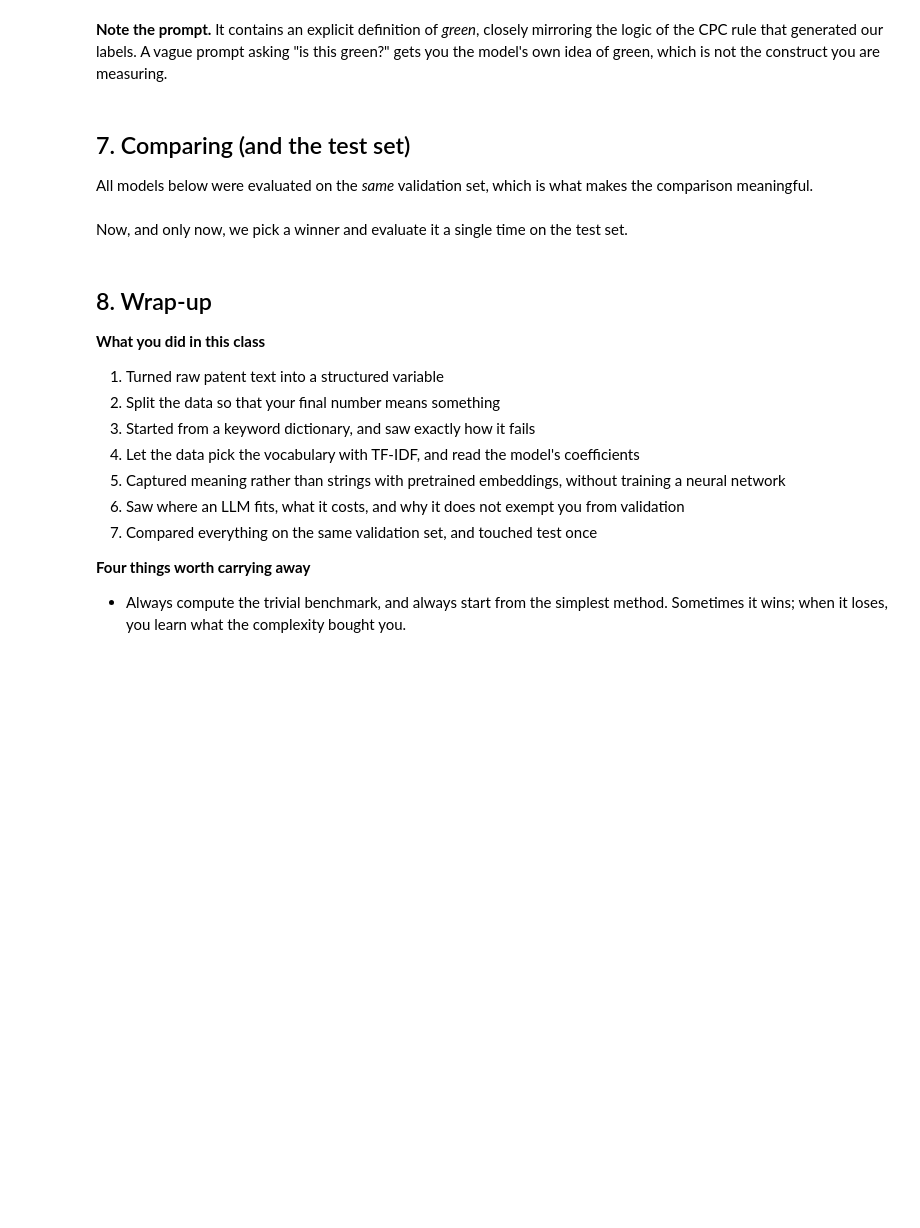
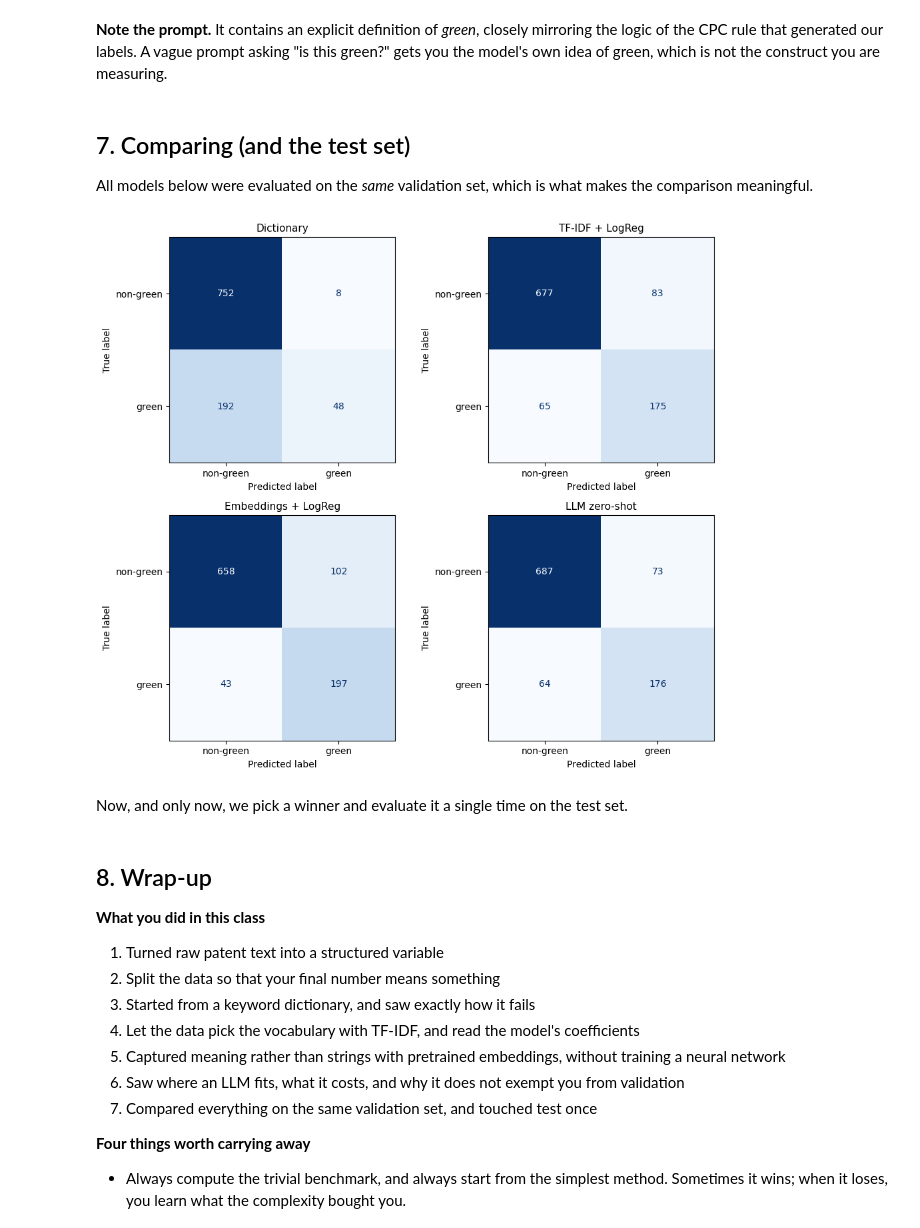
Before and after one commit to martina-iori/DAISY_NLP_in_Python, a Jupyter notebook: notebooks/DAISY_text_to_data.ipynb, the cells around one changed output. Drawn from its saved outputs; the diff is of its cells as text; code cells hidden in the pictures; blank space fills up the shorter version.

```diff
--- a/notebooks/DAISY_text_to_data.ipynb
+++ b/notebooks/DAISY_text_to_data.ipynb
@@ -686,6 +686,24 @@ report(val_llm['green'], val_llm['llm_pred'].astype(int),
 All models below were evaluated on the *same* validation set, which is what makes the comparison meaningful.
 # %%
 pd.DataFrame(results).set_index('model').round(3)
+# %%
+methods = [('Dictionary', pred_dict, val_df['green']),
+           ('TF-IDF + LogReg', pred_tfidf, val_df['green']),
+           ('Embeddings + LogReg', pred_emb, val_df['green']),
+           ('LLM zero-shot', val_llm['llm_pred'].astype(int), val_llm['green'])]
+
+fig, axes = plt.subplots(2, 2, figsize=(10, 8.5))
+
+for ax, (name, preds, truth) in zip(axes.ravel(), methods):
+    cm = confusion_matrix(truth, preds)
+    ConfusionMatrixDisplay(cm, display_labels=['non-green', 'green']).plot(
+        ax=ax, cmap='Blues', colorbar=False)
+    ax.set_title(name, fontsize=11)
+
+plt.tight_layout()
+plt.show()
+# %% [output]
+[figure, added]
 # %% [markdown]
 Now, and only now, we pick a winner and evaluate it a single time on the test set.
 # %%
```
